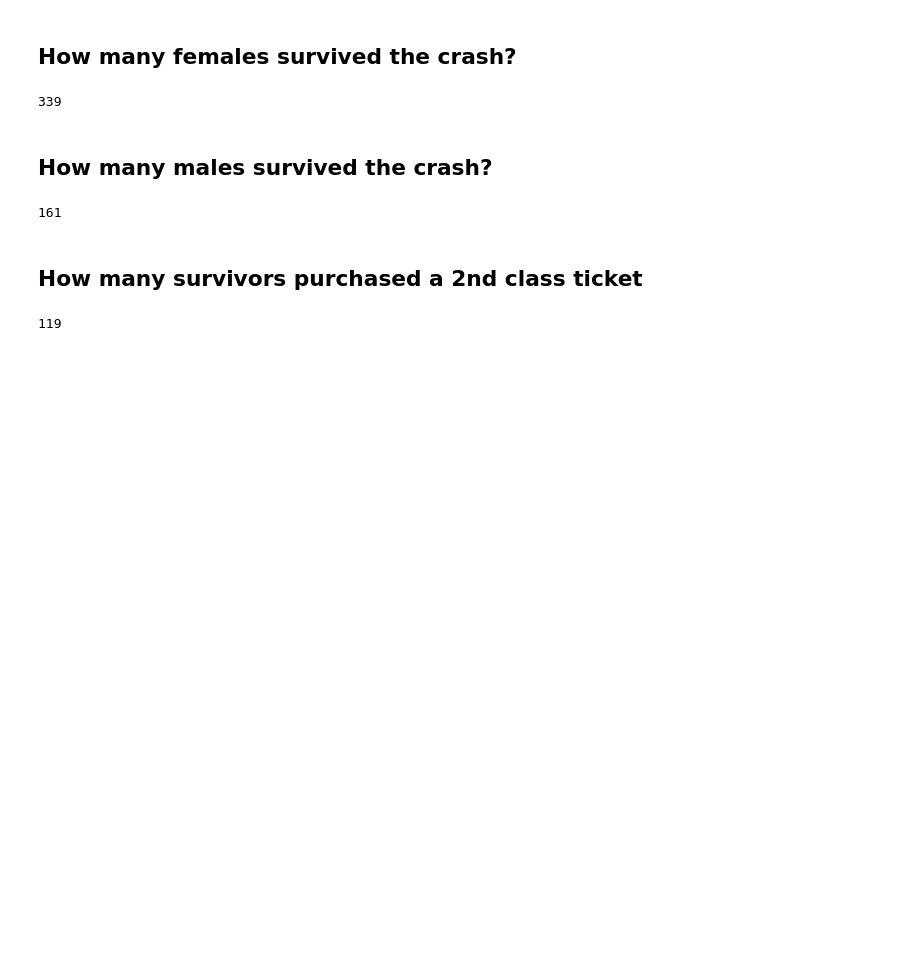
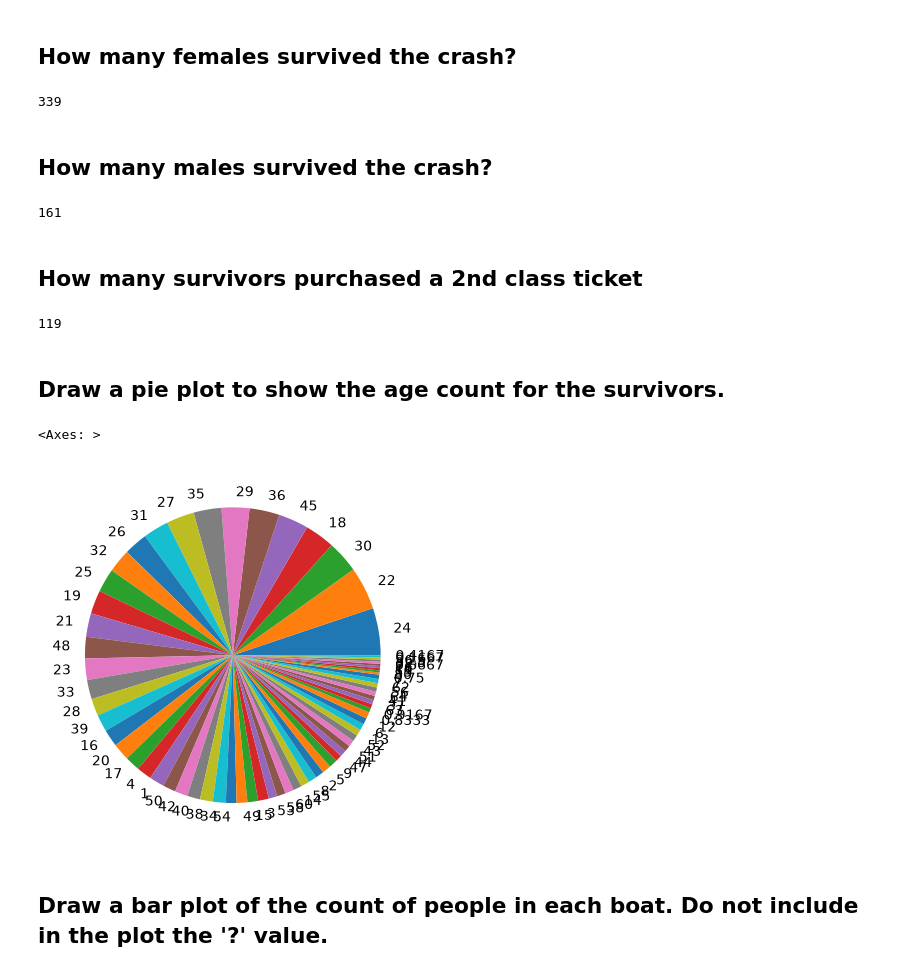
Before and after one commit to arsindelve/ms-in-ai, a Jupyter notebook: CSCI-513/AssignmentFive/Assignment5.ipynb, the cells around one changed output. Drawn from its saved outputs; the diff is of its cells as text; code cells hidden in the pictures; blank space fills up the shorter version.

```diff
--- a/CSCI-513/AssignmentFive/Assignment5.ipynb
+++ b/CSCI-513/AssignmentFive/Assignment5.ipynb
@@ -74,3 +74,12 @@ print(df[(df['survived'] == 1) & (df['sex'] == 'male')].shape[0])
 print(df[(df['survived'] == 1) & (df['pclass'] == 2)].shape[0])
 # %% [output]
 119
+# %% [markdown]
+## Draw a pie plot to show the age count for the survivors.
+# %%
+df[(df['age'] != '?') & (df['survived'] == 1)]["age"].value_counts().plot.pie()
+# %% [output]
+<Axes: >
+[figure, added]
+# %% [markdown]
+## Draw a bar plot of the count of people in each boat. Do not include in the plot the '?' value.
```
